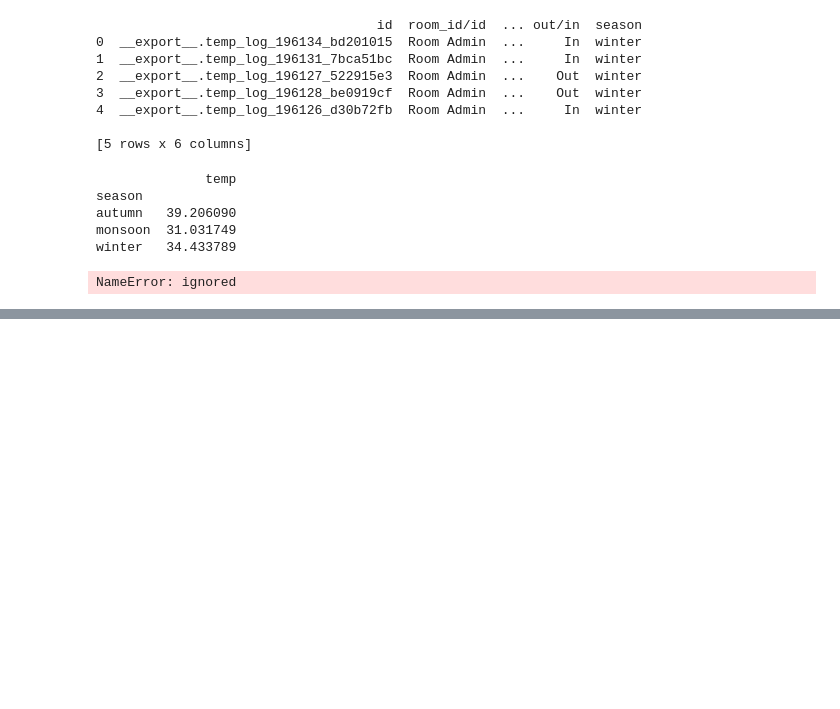
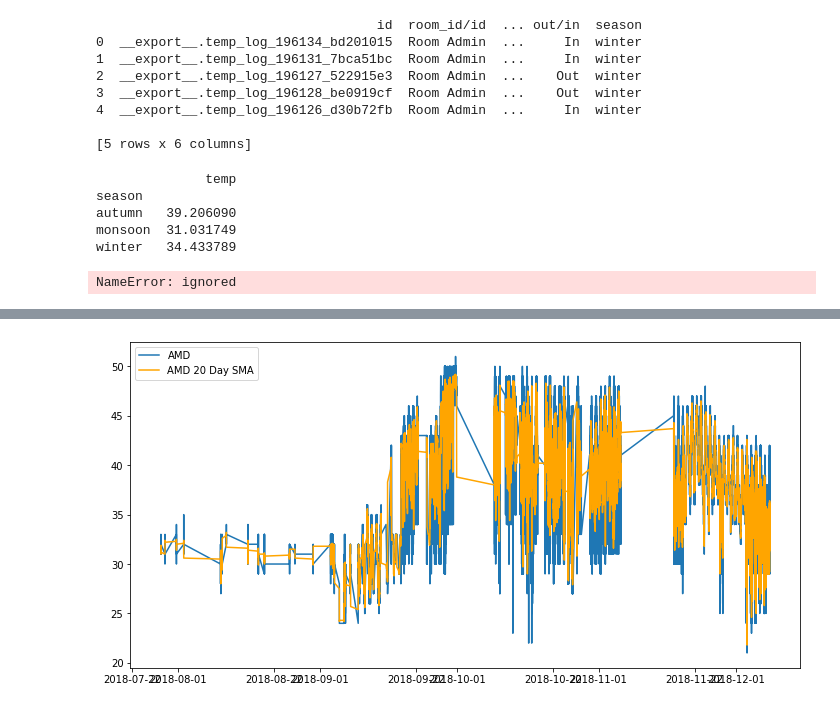
Before and after one commit to avritiagni/data_exploration_seasonal_analysis, a Jupyter notebook: seasonal_analysis.ipynb, the cells around one changed output, grey strips where cells are left out. Cells and saved outputs as stored; diff of their text form; code cells hidden in the pictures; blank space fills up the shorter version.

```diff
--- a/seasonal_analysis.ipynb
+++ b/seasonal_analysis.ipynb
@@ -88,0 +222,12 @@ NameError: ignored
+# %%
+rolling_mean = df.temp.rolling(window=10).mean()
+df['smooth_temp'] = rolling_mean
+# %%
+import matplotlib.pyplot as plt
+plt.rcParams["figure.figsize"] = (12,6)
+plt.plot(df.noted_date, df.temp, label='AMD')
+plt.plot(df.noted_date, rolling_mean, label='AMD 20 Day SMA', color='orange')
+plt.legend(loc='upper left')
+plt.show()
+# %% [output]
+[figure, added]
```
Also changed, not shown: parts of 14 cells of this notebook.
